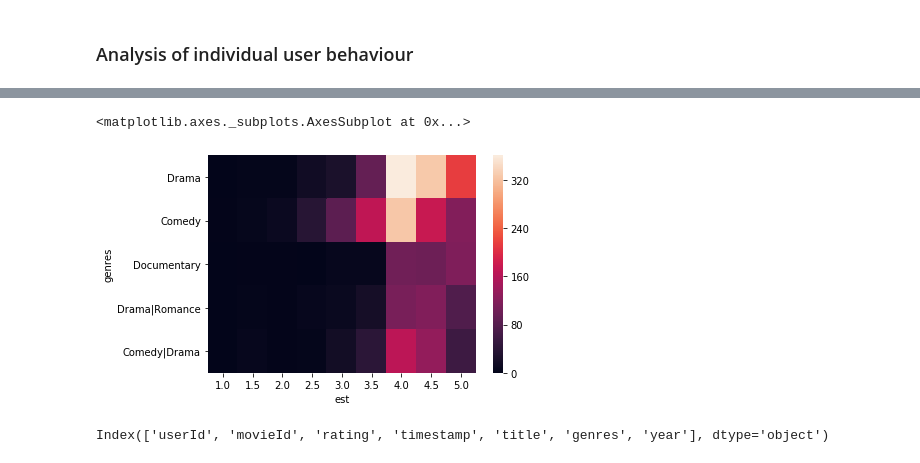
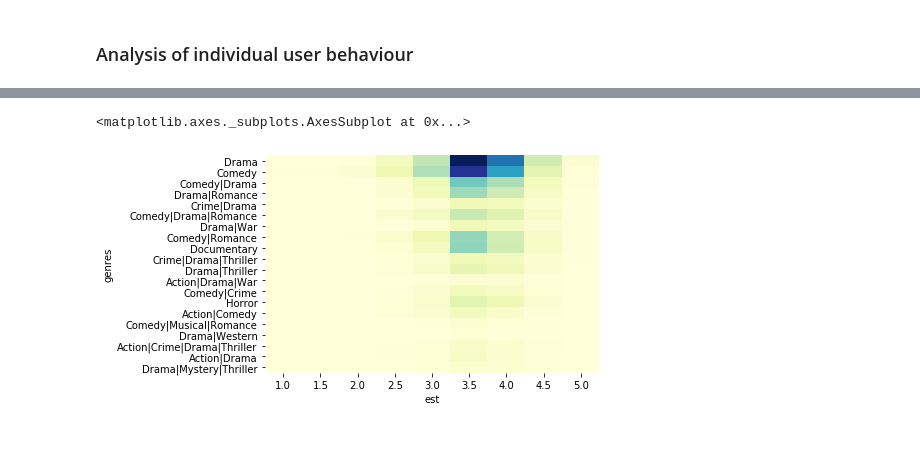
Before and after one commit to pankajti/MSDS7331_LAB3, a Jupyter notebook: modelling.ipynb, the cells around one changed output, grey strips where cells are left out. Saved outputs shown, nothing was run; the diff lists cells and outputs as text; code cells hidden in the pictures.

```diff
--- a/modelling.ipynb
+++ b/modelling.ipynb
@@ -196,0 +261,20 @@ uid_1_pred_by_genre= pd.crosstab( uid_1.genres, uid_1.est)
+# %%
+sim_options = {'name': 'cosine',
+               'user_based': True}
+bsl_options = {}
+
+algo = KNNWithMeans(min_k =5,sim_options = sim_options, bsl_options= bsl_options)
+for trainset, testset in kf.split(data):
+    # train and test algorithm.
+    algo.fit(trainset)
+    predictions = algo.test(testset)
+    # Compute and print Root Mean Squared Error
+    accuracy.rmse(predictions, verbose=True)
+predictions = algo.test(anti_set)
+accuracy.rmse(predictions, verbose=True)
+pred_df = pd.DataFrame(predictions)
+m_df = movies_df.merge(pred_df, left_on = 'movieId', right_on = 'iid')
+m_df['est'] =m_df.est.apply(lambda x: (round(x*2))/2)
+
+sns.heatmap( pd.crosstab(m_df.title, m_df.est).sort_values(5.0, ascending = False).head(20),
+            cmap="YlGnBu", cbar=False)
@@ -197,5 +294,6 @@ uid_1_pred_by_genre= pd.crosstab( uid_1.genres, uid_1.est)
 # %%
-sns.heatmap(uid_1_pred_by_genre.sort_values(5.0, ascending = False).head())
+sns.heatmap( pd.crosstab(m_df.genres, m_df.est).sort_values(5.0, ascending = False).head(20),
+            cmap="YlGnBu", cbar=False)
 # %% [output]
 <matplotlib.axes._subplots.AxesSubplot at 0x...>
-[figure, old version]
+[figure, new version]
@@ -204,4 +299,0 @@ movie_rat_uid_1= movie_rat_df[m_df.uid==1]
-# %%
-movie_rat_uid_1.columns
-# %% [output]
-Index(['userId', 'movieId', 'rating', 'timestamp', 'title', 'genres', 'year'], dtype='object')
```
Also changed, not shown: parts of 21 cells of this notebook.
